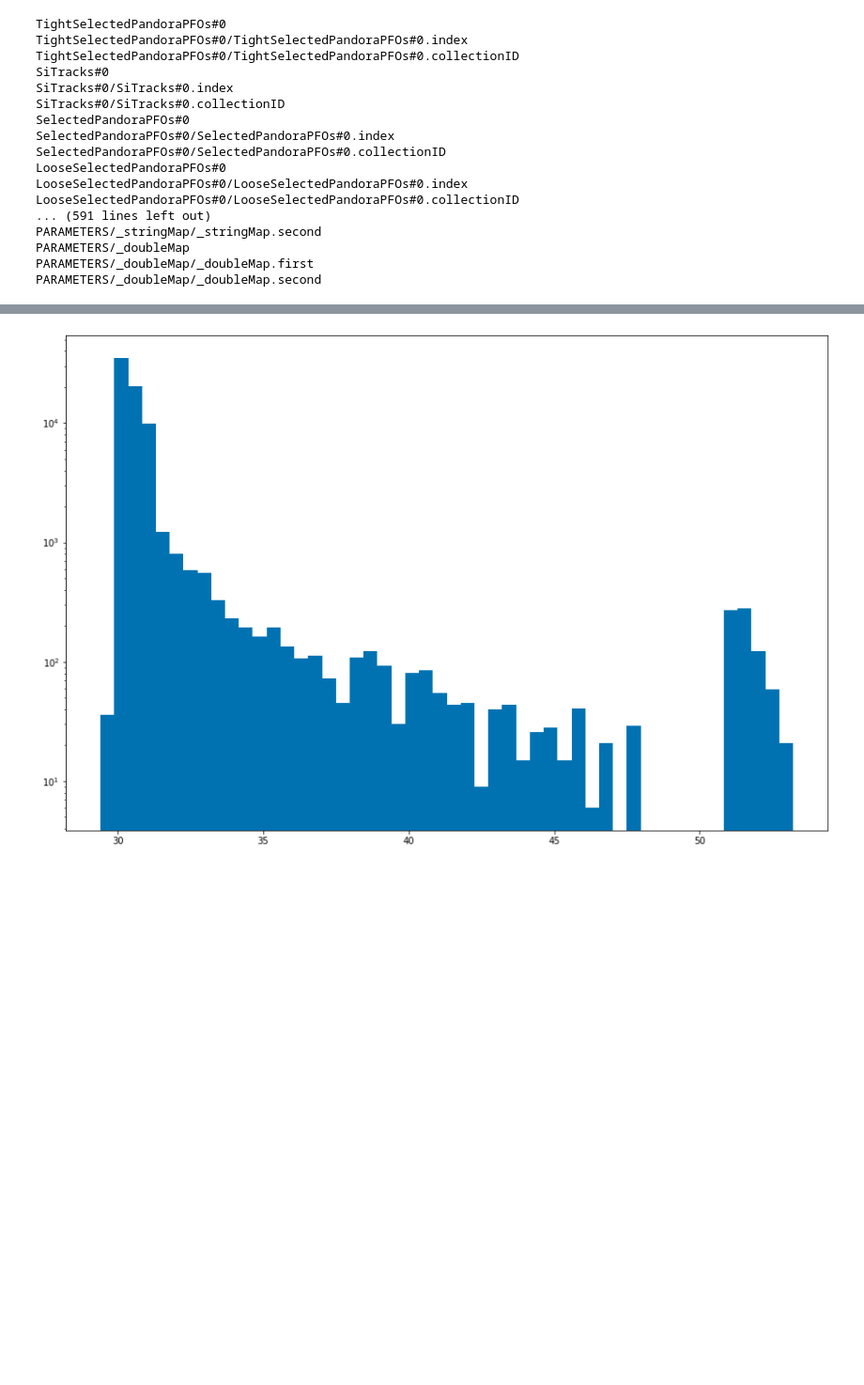
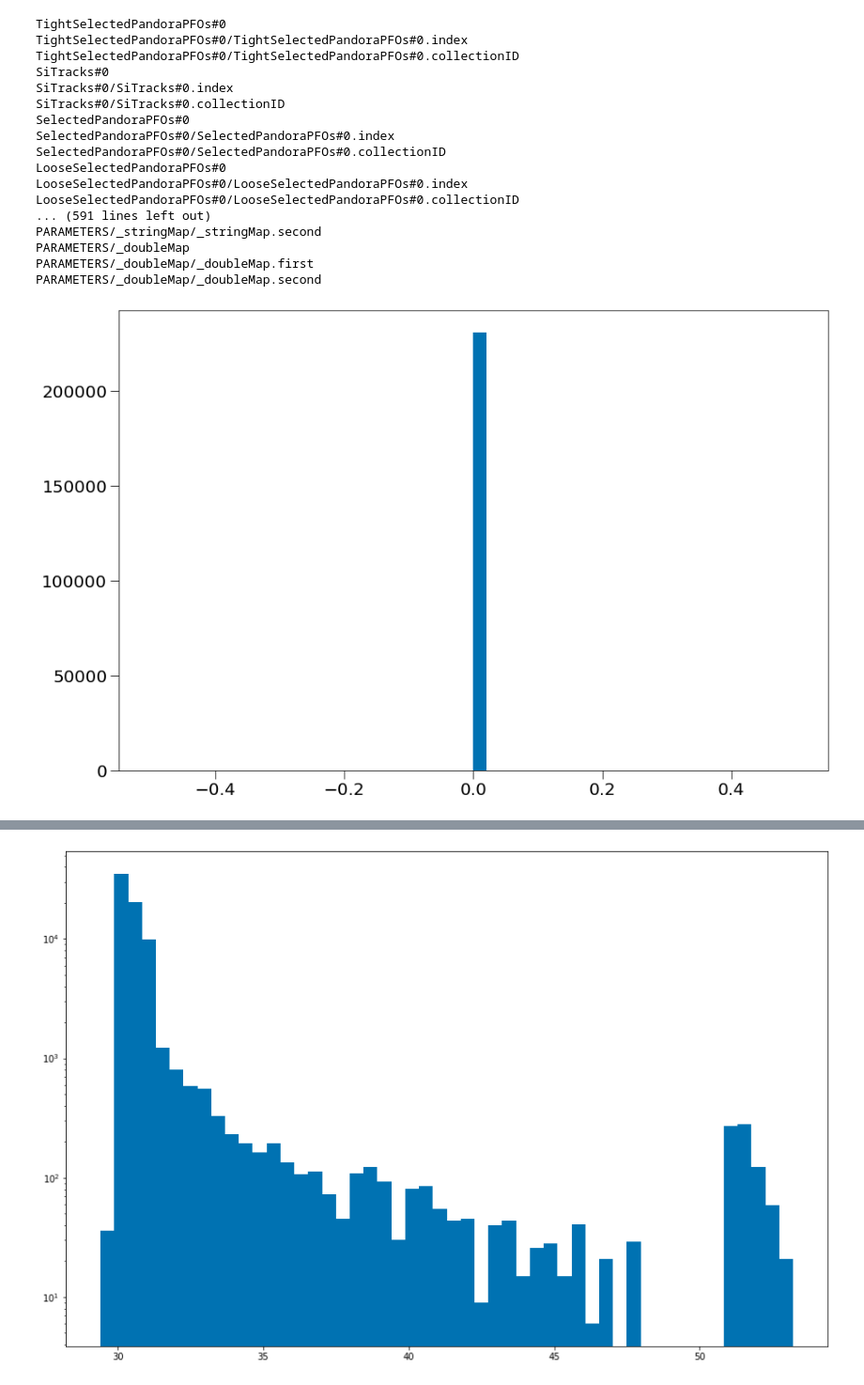
Before and after one commit to Isaac-Hirsch/mucol_plotting_scripts, a Jupyter notebook: macros/study_tracks.ipynb, the cells around one changed output, grey strips where cells are left out. Shown at 94% size. Cells and saved outputs as stored; diff of their text form; code cells hidden in the pictures; blank space fills up the shorter version.

```diff
--- a/macros/study_tracks.ipynb
+++ b/macros/study_tracks.ipynb
@@ -960,3 +960,15 @@ tracks = ak.zip({"pt"    : pt(tree["SiTracks_Refitted_1.omega"][atIP]) ,
                  "omegaE" : tree["SiTracks_Refitted_1.omega"][atLastHit]
                 }, depth_limit=1,
                                    with_name="Momentum4D")
+# %%
+allTracks= ak.zip({
+    "HB" : tree["AllTracks.trackerHits_begin"],
+    "HE" : tree["AllTracks.trackerHits_end"],
+    "SHB" : tree["AllTracks.subDetectorHitNumbers_begin"],
+    "SHE" : tree["AllTracks.subDetectorHitNumbers_end"],
+    "loc" : tree["AllTracks_1.location"]
+}, depth_limit=1)
+# %%
+plot1DHistogram(allTracks.HB, bins=50)
+# %% [output]
+[figure, added]
```
Also changed, not shown: parts of 7 cells of this notebook, 2 other files.
